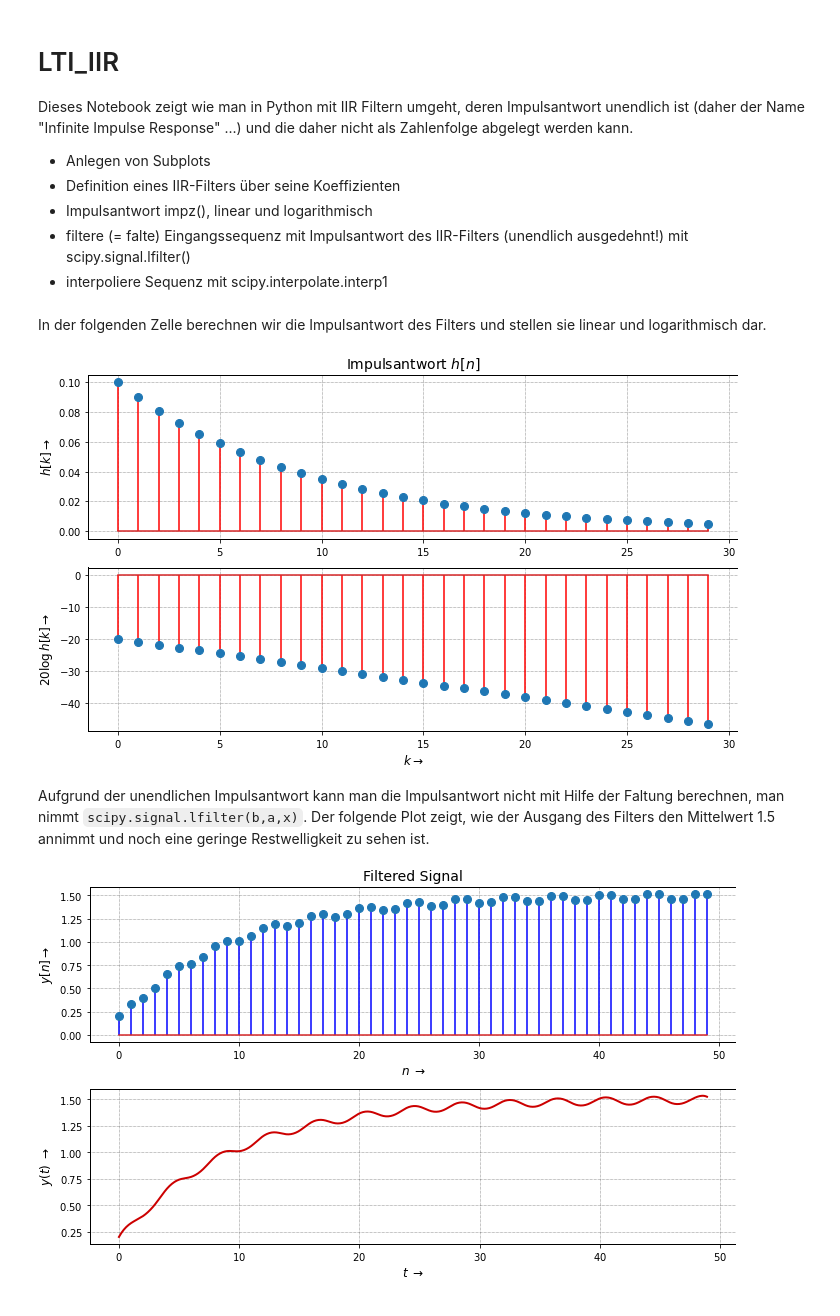
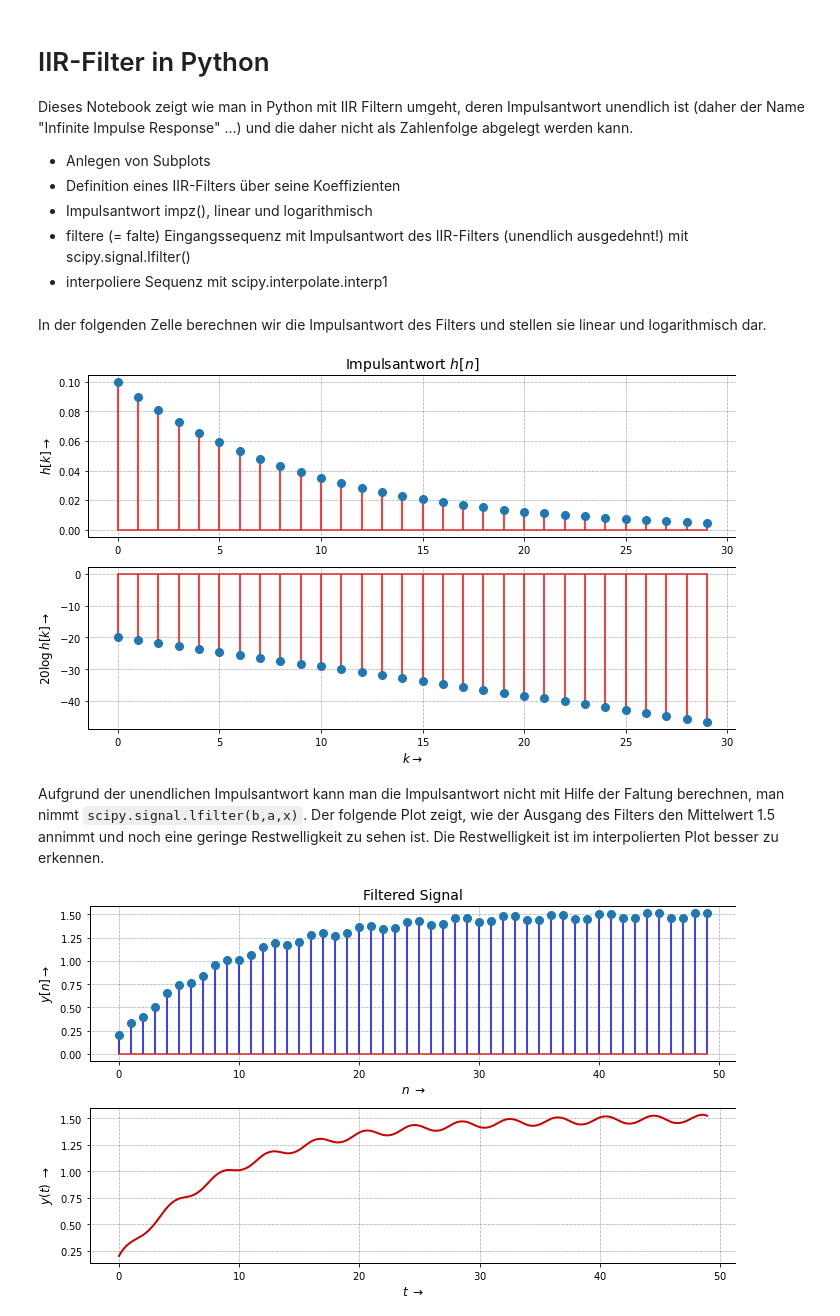
Before and after one commit to chipmuenk/dsp, a Jupyter notebook: notebooks/01_LTI/LTI-IIR.ipynb, the cells around one changed output. Cells and saved outputs as stored; diff of their text form; code cells hidden in the pictures.

```diff
--- a/notebooks/01_LTI/LTI-IIR.ipynb
+++ b/notebooks/01_LTI/LTI-IIR.ipynb
@@ -1,5 +1,5 @@
 # %% [markdown]
-LTI_IIR
+IIR-Filter in Python
 ================
 
 Dieses Notebook zeigt wie man in Python mit IIR Filtern umgeht, deren Impulsantwort unendlich ist (daher der Name "Infinite Impulse Response" ...) und die daher nicht als Zahlenfolge abgelegt werden kann.
@@ -18,7 +18,7 @@ import scipy.interpolate as intp
 
 %matplotlib inline
 import matplotlib.pyplot as plt
-size = (10,6) # figure size in inches
+size = {"figsize":(10,6)} # Plotgröße in Inch
 
 import os, sys
 module_path = os.path.abspath(os.path.join('..')) # append directory one level up to import path
@@ -31,22 +31,21 @@ In der folgenden Zelle berechnen wir die Impulsantwort des Filters und stellen s
 # %%
 f1 = 50; Ts = 5e-3
 n = np.arange(0, 50) # sample n
 t = np.arange(0, 49., 0.1) # feiner aufgelöst (pseudo)
 b = [0.1, 0]; a = [1, -0.9] # filter coefficients
 # ->   H(z) = (0.1 z + 0) / (z - 0.9)
 [h, k] = dsp.impz(b, a, N = 30) # -> h[k]
-plt.figure(1, figsize=size)
-plt.subplot(211)
-stem(k, h, 'r', use_line_collection=True) # x[n], red stems
-ylabel(r'$h[k] \rightarrow$')
-title(r'Impulsantwort $h[n]$')
-plt.subplot(212)
-stem(k, 20*np.log10(np.abs(h)), 'r', use_line_collection=True)
-xlabel(r'$k \rightarrow$')
-ylabel(r'$20 \log\, h[k] \rightarrow$');
-plt.tight_layout(True)
+fig, (ax1, ax2) = plt.subplots(2, **size)
+ax1.stem(k, h, 'r', use_line_collection=True) # x[n], red stems
+ax1.set_ylabel(r'$h[k] \rightarrow$')
+ax1.set_title(r'Impulsantwort $h[n]$')
+# ---
+ax2.stem(k, 20*np.log10(np.abs(h)), 'r', use_line_collection=True)
+ax2.set_xlabel(r'$k \rightarrow$')
+ax2.set_ylabel(r'$20 \log\, h[k] \rightarrow$');
+fig.set_tight_layout(True)
 # %% [output]
-[figure, old version]
+[figure, new version]
 # %% [markdown]
-Aufgrund der unendlichen Impulsantwort kann man die Impulsantwort nicht mit Hilfe der Faltung berechnen, man nimmt `scipy.signal.lfilter(b,a,x)`. Der folgende Plot zeigt, wie der Ausgang des Filters den Mittelwert 1.5 annimmt und noch eine geringe Restwelligkeit zu sehen ist.
+Aufgrund der unendlichen Impulsantwort kann man die Impulsantwort nicht mit Hilfe der Faltung berechnen, man nimmt `scipy.signal.lfilter(b,a,x)`. Der folgende Plot zeigt, wie der Ausgang des Filters den Mittelwert 1.5 annimmt und noch eine geringe Restwelligkeit zu sehen ist. Die Restwelligkeit ist im interpolierten Plot besser zu erkennen.
 # %%
```
Also changed, not shown: parts of 3 cells of this notebook, 3 other files.
